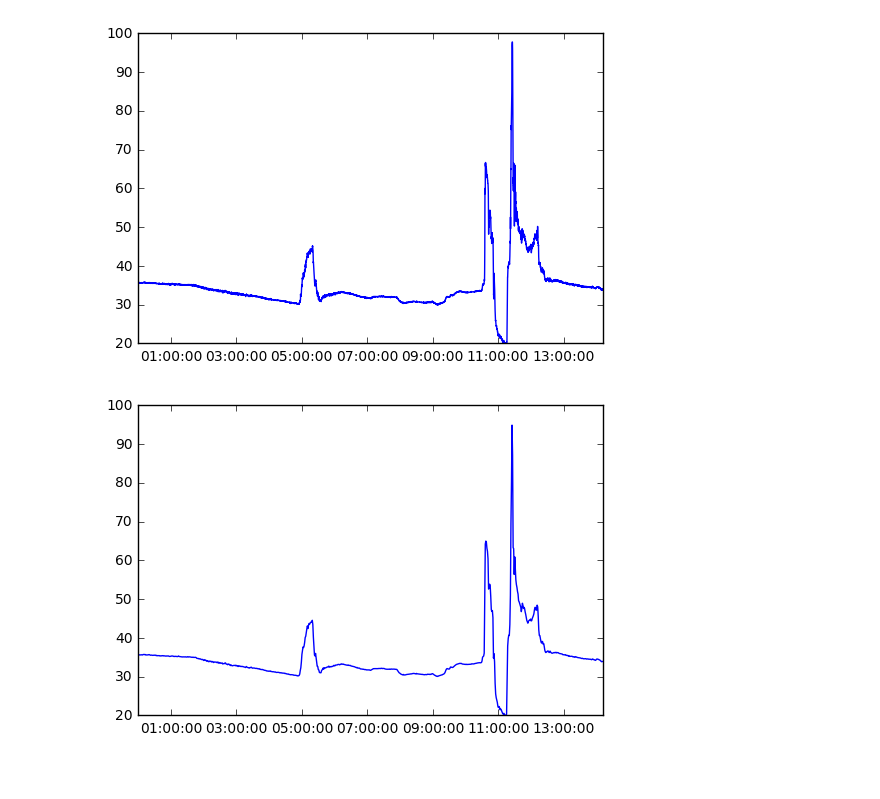
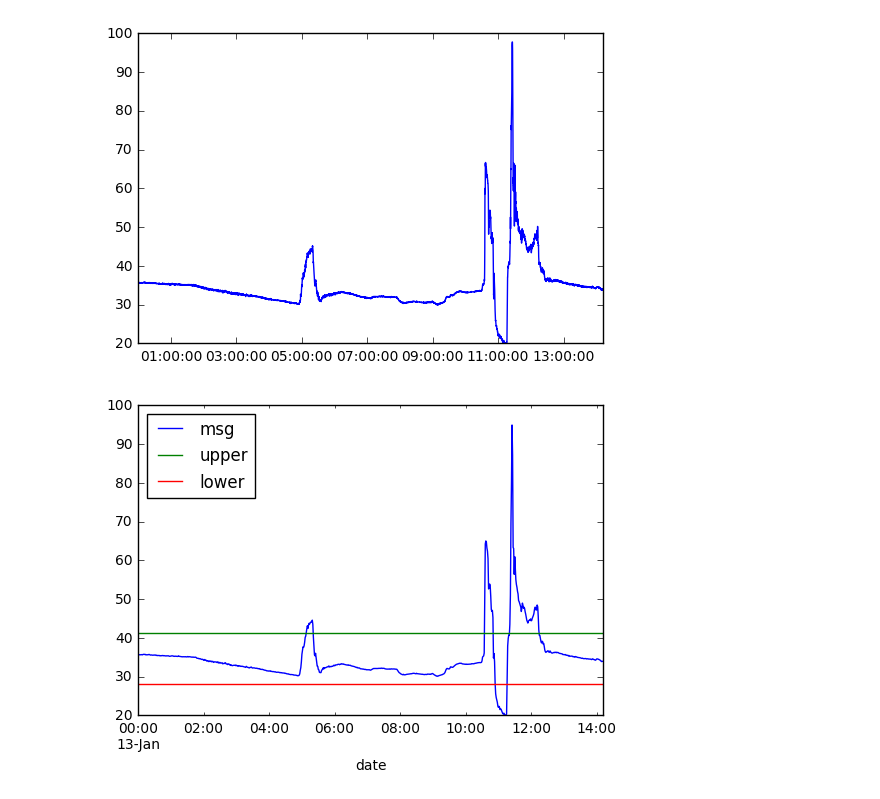
Before and after one commit to koma5/bigShowerBrother, a Jupyter notebook: shower.ipynb, the cells around one changed output. Cells and saved outputs as stored; diff of their text form; code cells hidden in the pictures; blank space fills up the shorter version.

```diff
--- a/shower.ipynb
+++ b/shower.ipynb
@@ -32,9 +33,11 @@ plt.show()
 # %% [output]
 [figure]
 # %%
-avg = data.resample('T').mean()
+avg = data.resample("1min").mean()
-# %%
-plt.plot(avg.index, avg.msg)
-plt.show()
-# %% [output]
-[figure, removed]
+# %%
+avg['upper'] = avg.msg.mean() + avg.msg.std()
+avg['lower'] = avg.msg.mean() - avg.msg.std()
+avg.plot()
+plt.show()
+# %% [output]
+[figure, added]
```
Also changed, not shown: parts of 4 cells of this notebook, 2 other files.
